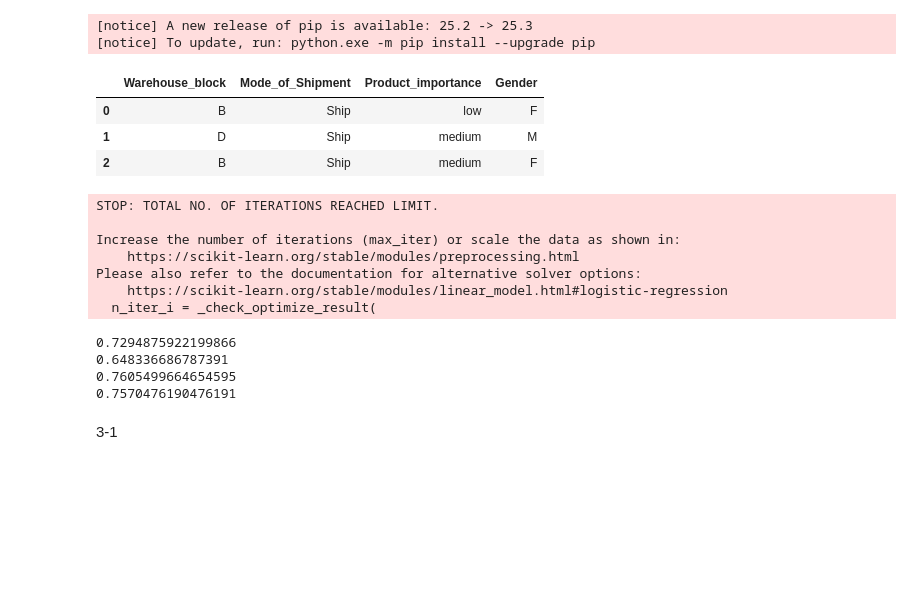
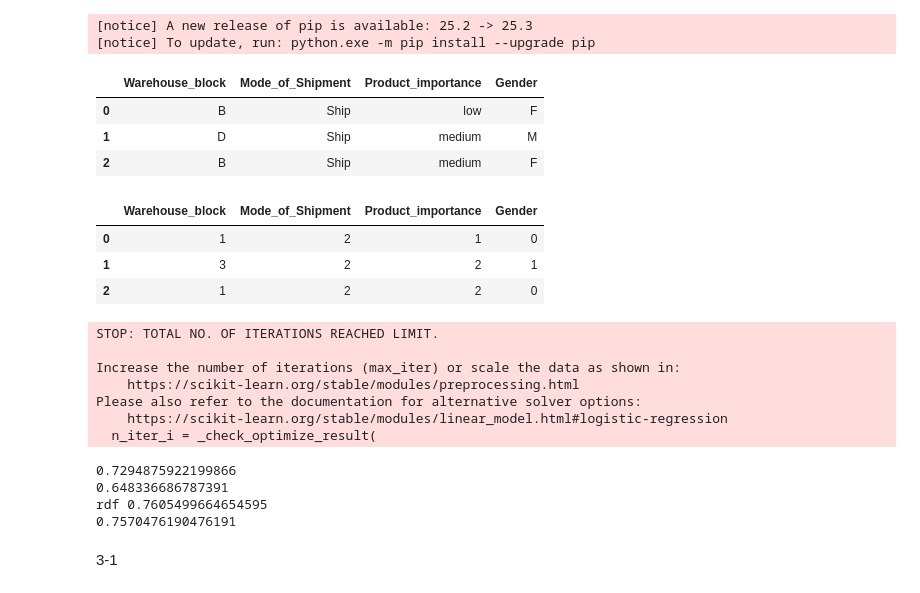
Before and after one commit to GamGomYang/Programming_study, a Jupyter notebook: 빅데이터분석기사실기/11.02/김금영_1102_기출문제1_4.ipynb, the cells around one changed output. Drawn from its saved outputs; the diff is of its cells as text; code cells hidden in the pictures; blank space fills up the shorter version.

```diff
--- a/빅데이터분석기사실기/11.02/김금영_1102_기출문제1_4.ipynb
+++ b/빅데이터분석기사실기/11.02/김금영_1102_기출문제1_4.ipynb
@@ -307,7 +307,7 @@ for col in cols:
     X_test[col] = le.transform(X_test[col])
 
 X_train[cols].head(3)
-
+display(X_train[cols].head(3))
 
 X_train = X_train.drop('ID', axis=1)
 X_test_id = X_test.pop('ID')
@@ -330,34 +330,38 @@ from sklearn.metrics import roc_auc_score
 
 lr = LogisticRegression(random_state=0)
 lr.fit(X_tr, y_tr)
 
 pred = lr.predict_proba(X_val)
 print(roc_auc_score(y_val, pred[:,1]))
 
 
 dt = DecisionTreeClassifier(random_state=0)
 dt.fit(X_tr, y_tr)
 
 pred = dt.predict_proba(X_val)
 print(roc_auc_score(y_val, pred[:,1]))
 
 rf = RandomForestClassifier(random_state=0)
 rf.fit(X_tr, y_tr)
 
 pred = rf.predict_proba(X_val)
-print(roc_auc_score(y_val, pred[:,1]))
+print("rdf",roc_auc_score(y_val, pred[:,1]))
 
 
 xg = xgb.XGBClassifier(random_state=0)
 xg.fit(X_tr, y_tr)
 
 pred = xg.predict_proba(X_val)
 print(roc_auc_score(y_val, pred[:,1]))
 # %% [output]
 |  | Warehouse_block | Mode_of_Shipment | Product_importance | Gender |
 | 0 | B | Ship | low | F |
 | 1 | D | Ship | medium | M |
 | 2 | B | Ship | medium | F |
+|  | Warehouse_block | Mode_of_Shipment | Product_importance | Gender |
+| 0 | 1 | 2 | 1 | 0 |
+| 1 | 3 | 2 | 2 | 1 |
+| 2 | 1 | 2 | 2 | 0 |
 STOP: TOTAL NO. OF ITERATIONS REACHED LIMIT.
 
 Increase the number of iterations (max_iter) or scale the data as shown in:
@@ -367,7 +371,7 @@ Please also refer to the documentation for alternative solver options:
   n_iter_i = _check_optimize_result(
 0.7294875922199866
 0.648336686787391
-0.7605499664654595
+rdf 0.7605499664654595
 0.7570476190476191
 # %% [markdown]
 3-1
```
Also changed, not shown: 4 other files.
